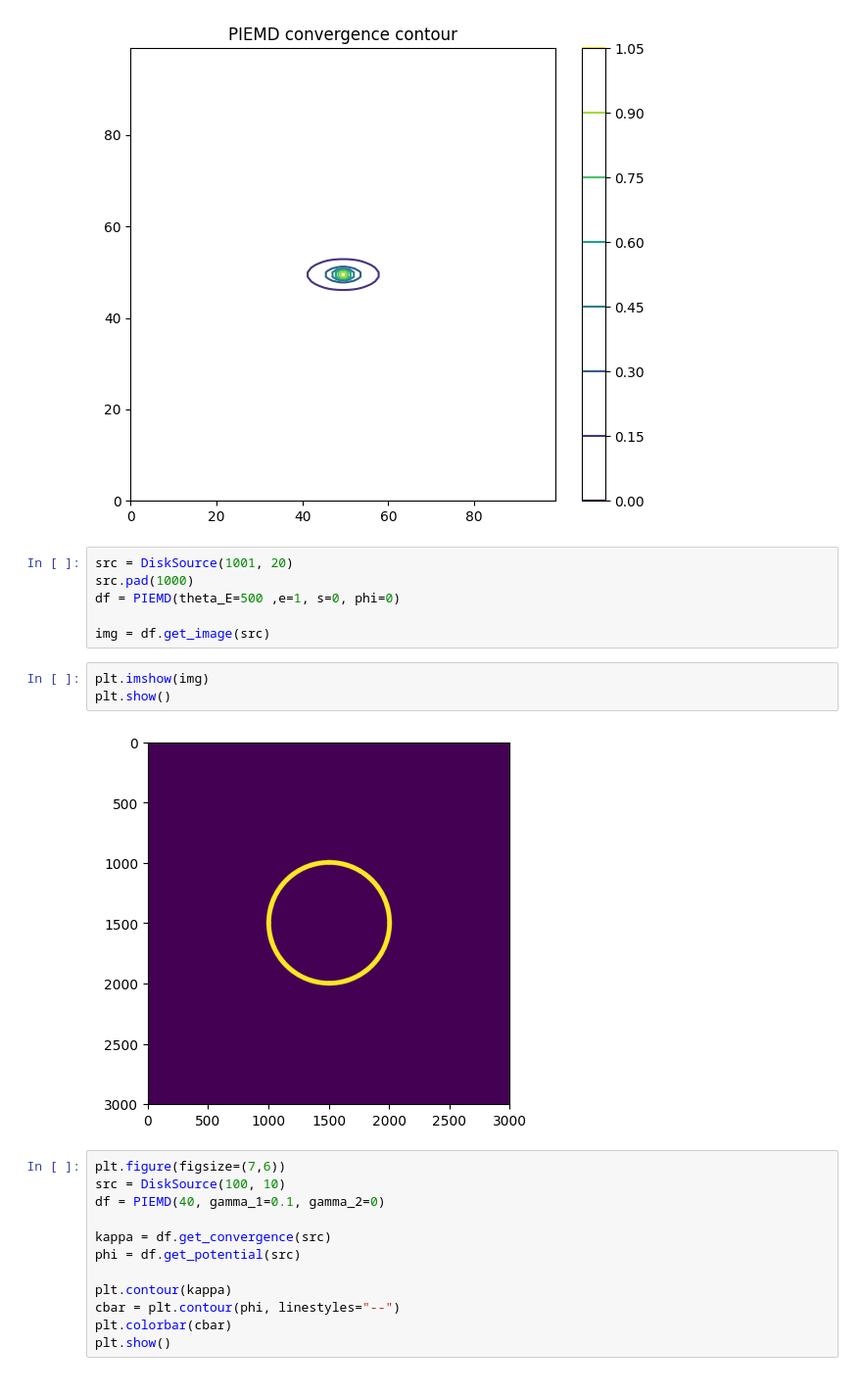
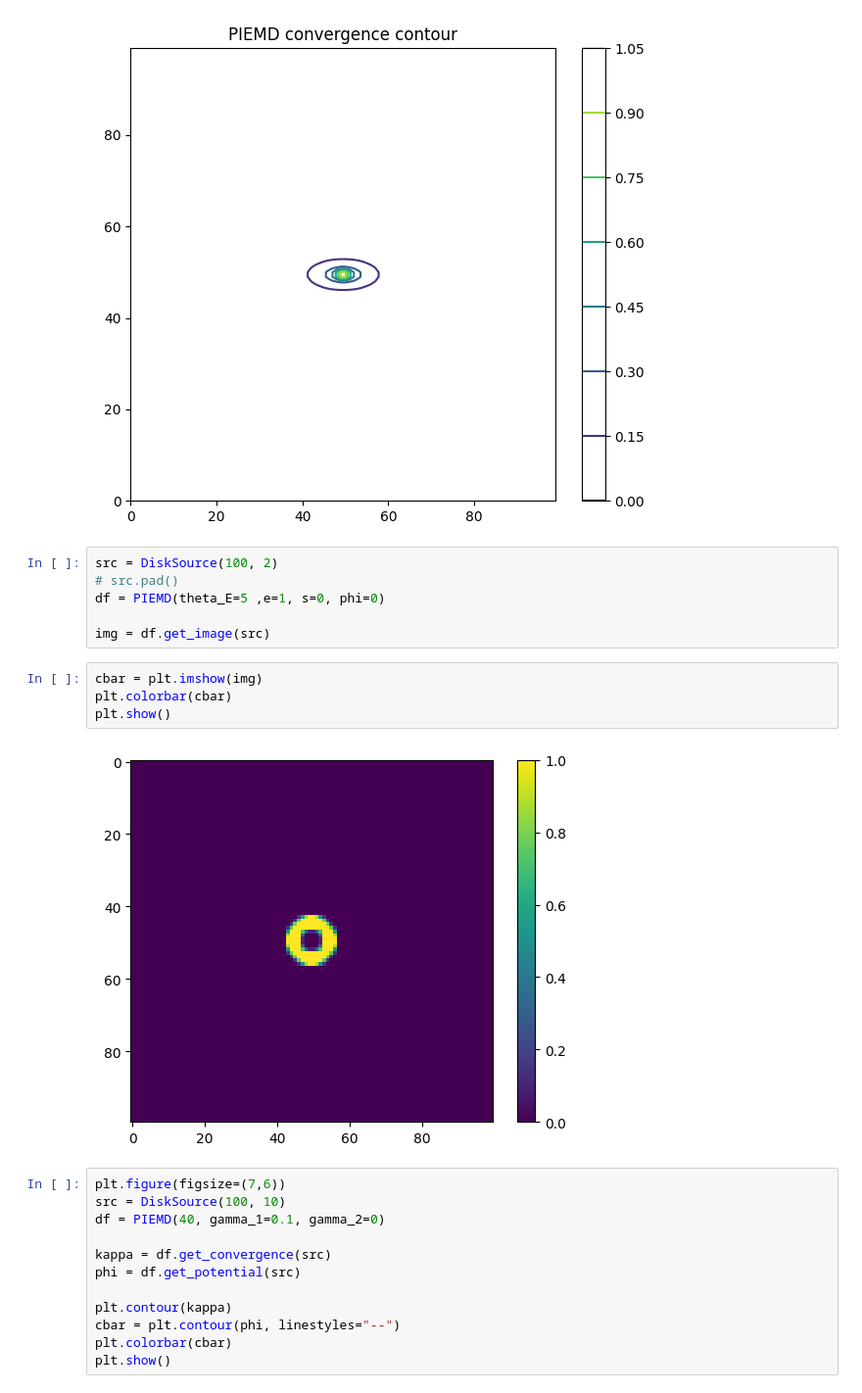
Before and after one commit to OliverRedhead/Gravitational-Lensing, a Jupyter notebook: wk1/PIEMD/piemd_testing.ipynb, the cells around one changed output. Shown at 98% size. Drawn from its saved outputs; the diff is of its cells as text.

```diff
--- a/wk1/PIEMD/piemd_testing.ipynb
+++ b/wk1/PIEMD/piemd_testing.ipynb
@@ -26,16 +26,17 @@ plt.show()
 # %% [output]
 [figure]
 # %%
-src = DiskSource(1001, 20)
-src.pad(1000)
-df = PIEMD(theta_E=500 ,e=1, s=0, phi=0)
+src = DiskSource(100, 2)
+# src.pad()
+df = PIEMD(theta_E=5 ,e=1, s=0, phi=0)
 
 img = df.get_image(src)
 # %%
-plt.imshow(img)
+cbar = plt.imshow(img)
+plt.colorbar(cbar)
 plt.show()
 # %% [output]
-[figure, old version]
+[figure, new version]
 # %%
 plt.figure(figsize=(7,6))
 src = DiskSource(100, 10)
```
Also changed, not shown: 1 other file.
